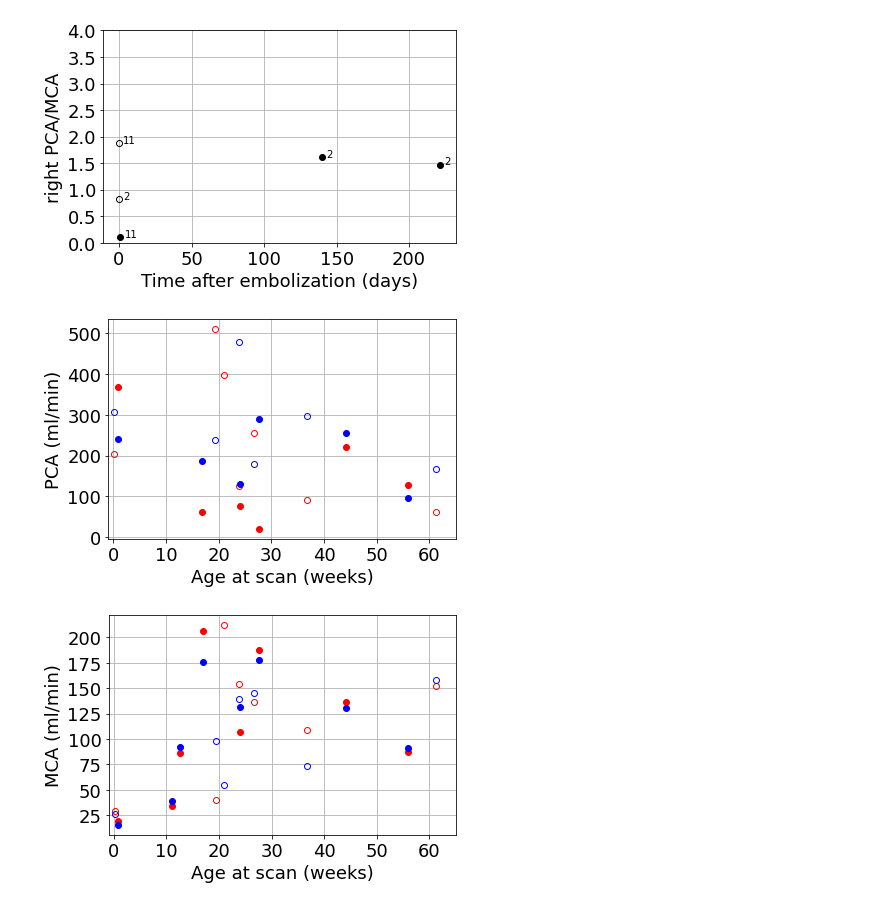
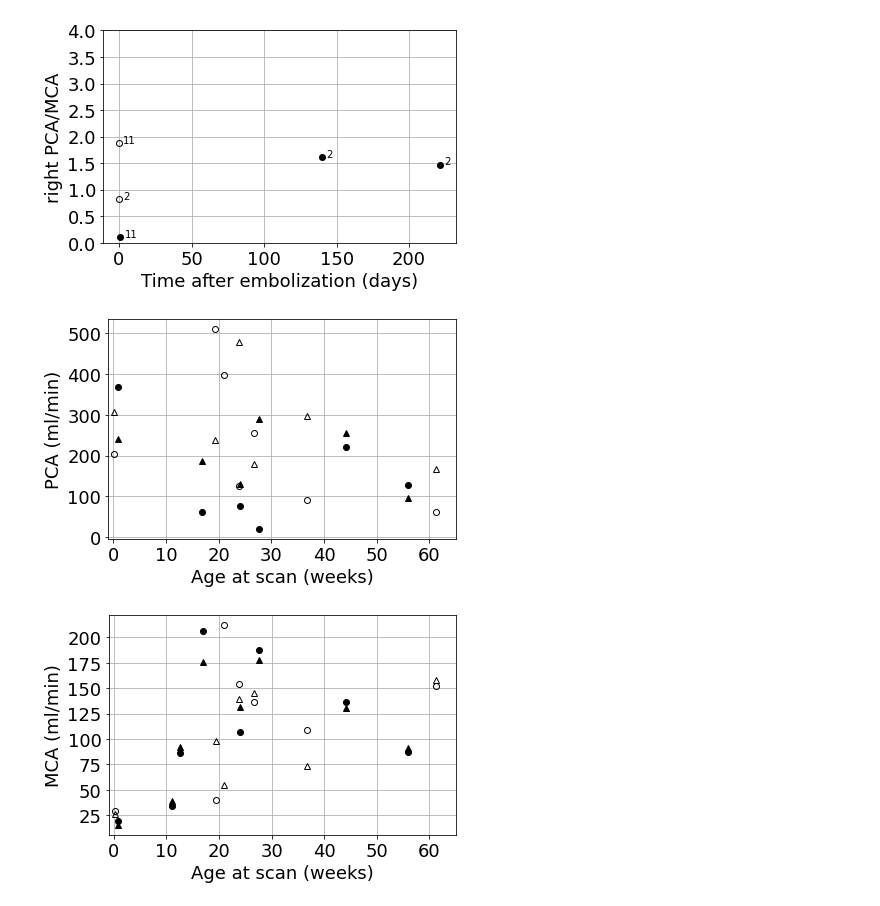
Before and after one commit to dittothat/vogm_4dflow, a Jupyter notebook: VOGM_manuscript_analysis.ipynb, the cells around one changed output. Saved outputs shown, nothing was run; the diff lists cells and outputs as text; code cells hidden in the pictures.

```diff
--- a/VOGM_manuscript_analysis.ipynb
+++ b/VOGM_manuscript_analysis.ipynb
@@ -997,11 +980,11 @@ fig.savefig('fig3h_excld12.png')
 ## PCA versus GA.
 
 # plt.plot(T['age_at_scan_weeks'], T['SSS']*60, 'ko')
-plt.plot(T.loc[T['embo']==0, 'age_at_scan_weeks'], T.loc[T['embo']==0, 'RPCA']*60, 'ro', fillstyle='none',)
-plt.plot(T.loc[T['embo']==1, 'age_at_scan_weeks'], T.loc[T['embo']==1, 'RPCA']*60, 'ro')
+plt.plot(T.loc[T['embo']==0, 'age_at_scan_weeks'], T.loc[T['embo']==0, 'RPCA']*60, 'ko', fillstyle='none',)
+plt.plot(T.loc[T['embo']==1, 'age_at_scan_weeks'], T.loc[T['embo']==1, 'RPCA']*60, 'ko')
 
-plt.plot(T.loc[T['embo']==0, 'age_at_scan_weeks'], T.loc[T['embo']==0, 'LPCA']*60, 'bo', fillstyle='none',)
-plt.plot(T.loc[T['embo']==1, 'age_at_scan_weeks'], T.loc[T['embo']==1, 'LPCA']*60, 'bo')
+plt.plot(T.loc[T['embo']==0, 'age_at_scan_weeks'], T.loc[T['embo']==0, 'LPCA']*60, 'k^', fillstyle='none',)
+plt.plot(T.loc[T['embo']==1, 'age_at_scan_weeks'], T.loc[T['embo']==1, 'LPCA']*60, 'k^')
 
 plt.xlabel('Age at scan (weeks)', fontsize=18)
 plt.ylabel('PCA (ml/min)', fontsize=18)
@@ -1014,44 +997,44 @@ plt.grid()
 # # Trendline
 # T_nan = T.dropna(subset=['SSS']) # This wasn't plotting, becasue of nan in the SSS column
 # d = np.polyfit(T_nan['age_at_scan_weeks'], T_nan['SSS_mlmin'], 1)
 # f = np.poly1d(d)
 # plot_x = [np.min(T_nan['age_at_scan_weeks']), np.max(T_nan['age_at_scan_weeks'])]
 # plt.plot(plot_x, f(plot_x), 'k-')
 
 # ax = plt.gca()
 # # ax.axhspan(100, 550, xmin=0, xmax=1, alpha=0.2, color='black')
 
 # # for i, x in enumerate(T['SS-MD']):
 # #     plt.annotate('%i' % (i+1), (T['age_at_scan_weeks'][i]+1, (T['SSS'][i]+0.1)*60))
 # for i, x in enumerate(T['ID_N']):
 #     if i == 11: # move it down a bit
 #         plt.annotate('%i' % x, (T['age_at_scan_weeks'][i]+1, T['L_PCAMCA'][i]-0.5))
 #     elif x == 11 and i == 11:
 #         plt.annotate('%i' % x, (T['age_at_scan_weeks'][i]+1, T['L_PCAMCA'][i]))
 #     else:
 #         plt.annotate('%i' % x, (T['age_at_scan_weeks'][i]+1, T['L_PCAMCA'][i]))
 
 # # SSS from Can Wu
 # sss_data = pd.read_excel('Vessel Blood Flow Can Wu 2017.xlsx', header=3)
 # # plt.plot(52 * sss_data.loc[sss_data['Age [Y]']<1.6, 'Age [Y]'], 60 * sss_data.loc[sss_data['Age [Y]']<1.6, 'SSS'], 'kx')
 # # plt.xlim([-1, 70])
 # plt.ylim([-20, 450])
 # ax.axhspan(np.min(sss_data.loc[sss_data['Age [Y]']<1.6, 'SSS'])*60, np.max(sss_data.loc[sss_data['Age [Y]']<1.6, 'SSS'])*60, alpha=0.2, color='black')
 
 fig = plt.gcf()
 plt.tight_layout()
-fig.savefig('fig3d_excld12.png')
+fig.savefig('fig3d_excld12.png', dpi=300)
 # %% [output]
-[figure, old version]
+[figure, new version]
 # %%
 ## PCA versus GA.
 
 # plt.plot(T['age_at_scan_weeks'], T['SSS']*60, 'ko')
-plt.plot(T.loc[T['embo']==0, 'age_at_scan_weeks'], T.loc[T['embo']==0, 'RMCA']*60, 'ro', fillstyle='none',)
-plt.plot(T.loc[T['embo']==1, 'age_at_scan_weeks'], T.loc[T['embo']==1, 'RMCA']*60, 'ro')
+plt.plot(T.loc[T['embo']==0, 'age_at_scan_weeks'], T.loc[T['embo']==0, 'RMCA']*60, 'ko', fillstyle='none',)
+plt.plot(T.loc[T['embo']==1, 'age_at_scan_weeks'], T.loc[T['embo']==1, 'RMCA']*60, 'ko')
 
-plt.plot(T.loc[T['embo']==0, 'age_at_scan_weeks'], T.loc[T['embo']==0, 'LMCA']*60, 'bo', fillstyle='none',)
-plt.plot(T.loc[T['embo']==1, 'age_at_scan_weeks'], T.loc[T['embo']==1, 'LMCA']*60, 'bo')
+plt.plot(T.loc[T['embo']==0, 'age_at_scan_weeks'], T.loc[T['embo']==0, 'LMCA']*60, 'k^', fillstyle='none',)
+plt.plot(T.loc[T['embo']==1, 'age_at_scan_weeks'], T.loc[T['embo']==1, 'LMCA']*60, 'k^')
 
 plt.xlabel('Age at scan (weeks)', fontsize=18)
 plt.ylabel('MCA (ml/min)', fontsize=18)
@@ -1090,9 +1073,9 @@ plt.grid()
 
 fig = plt.gcf()
 plt.tight_layout()
-fig.savefig('fig3c_excld12.png')
+fig.savefig('fig3c_excld12.png', dpi=300)
 # %% [output]
-[figure, old version]
+[figure, new version]
 # %%
 ## For Table 2
 T['LMCA_mlmin'] = T['LMCA'] * 60
```
Also changed, not shown: parts of 19 cells of this notebook.
